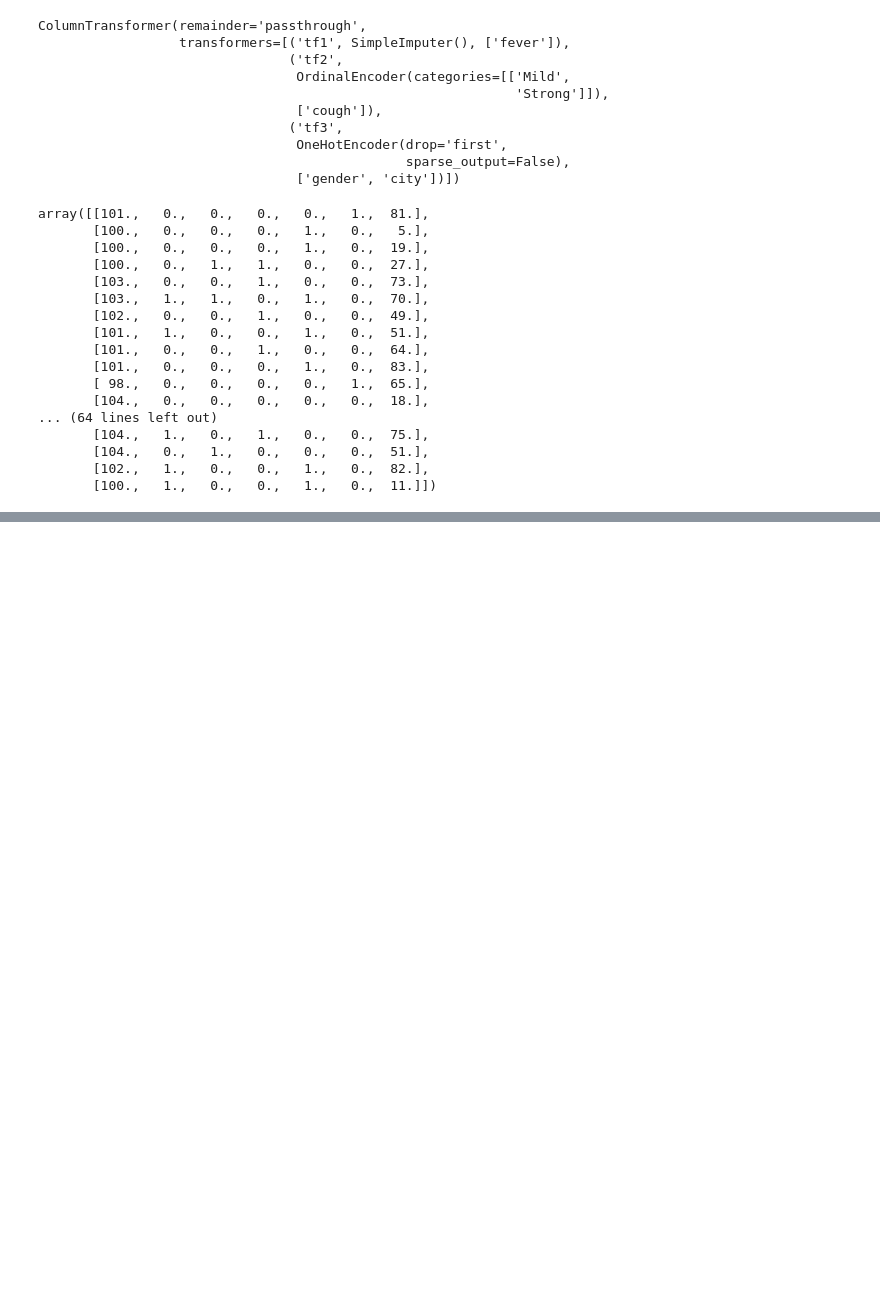
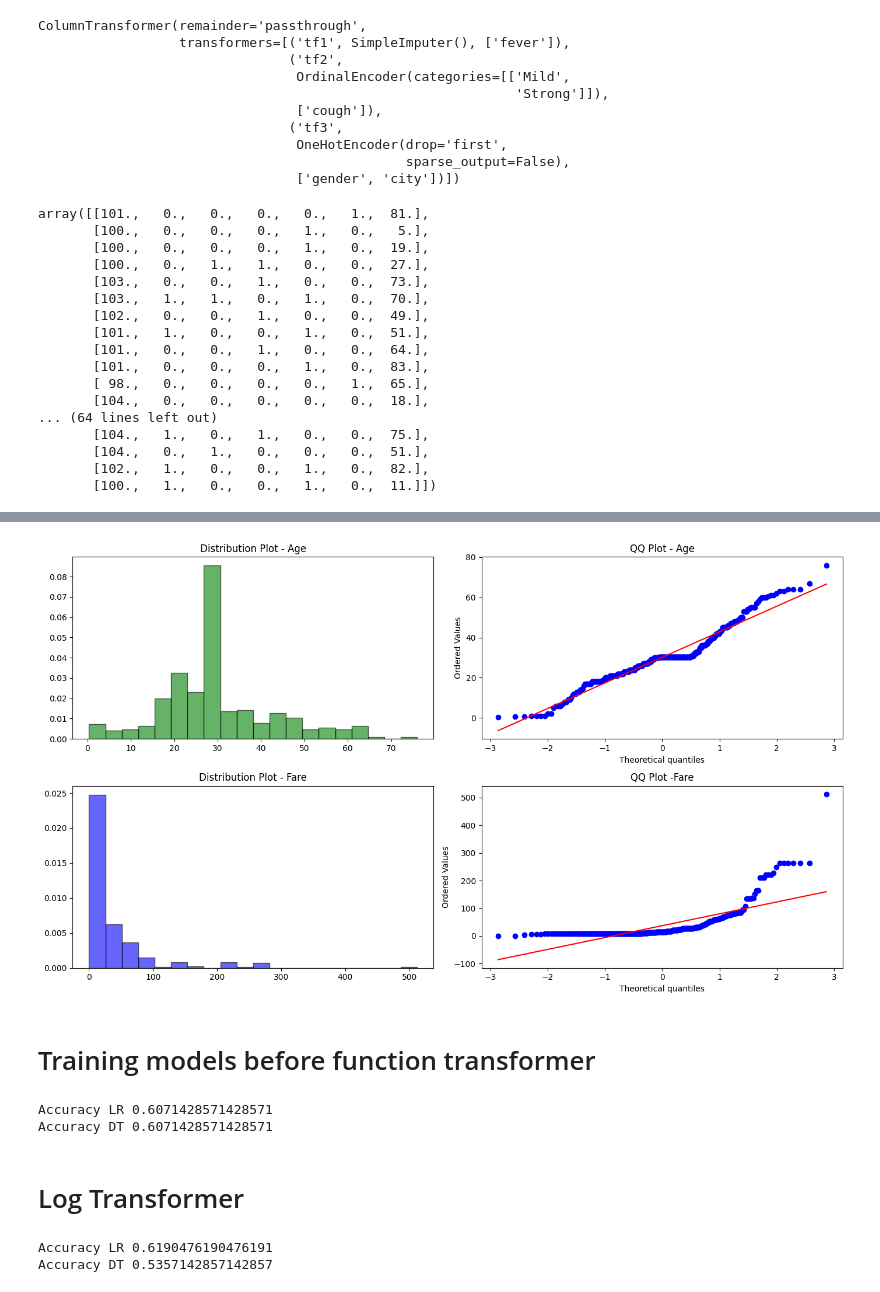
Before and after one commit to Dhe-Reigner/sk-learn, a Jupyter notebook: sci.ipynb, the cells around one changed output, grey strips where cells are left out. Cells and saved outputs as stored; diff of their text form; code cells hidden in the pictures; blank space fills up the shorter version.

```diff
--- a/sci.ipynb
+++ b/sci.ipynb
@@ -992,0 +1008,3 @@ array([[101.,   0.,   0.,   0.,   0.,   1.,  81.],
+# %%
+df = pd.read_csv("11 titanic.csv", usecols=['Age','Fare','Survived'])
+df
@@ -992,0 +1032,3 @@ array([[101.,   0.,   0.,   0.,   0.,   1.,  81.],
+# %%
+df['Age'].fillna(df['Age'].mean(),inplace=True)
+df['Fare'].fillna(df['Fare'].mean(),inplace=True)
@@ -992,0 +1048,49 @@ array([[101.,   0.,   0.,   0.,   0.,   1.,  81.],
+# %%
+X = df.iloc[:, 1:3]
+y = df.iloc[:, 0]
+# %%
+X_train, X_test, y_train, y_test = train_test_split(X, y, test_size=0.2, random_state=42)
+# %%
+import matplotlib.pyplot as plt
+import scipy.stats as stats
+
+# Create subplots with 2 rows and 2 columns
+fig, axs = plt.subplots(2, 2, figsize=(14, 8))  # 2 rows 2 columns 14inches wide 8 inches high
+
+# Plot the first distribution plot for Age
+axs[0, 0].hist(X_train['Age'], bins=20, density=True, alpha=0.6, color='g', edgecolor='black')
+axs[0, 0].set_title('Distribution Plot - Age')
+
+# Plot the first QQ plot for Age
+stats.probplot(X_train['Age'], dist='norm', plot=axs[0, 1])
+axs[0, 1].set_title('QQ Plot - Age')
+
+# Plot the second distribution plot for Fare
+axs[1, 0].hist(X_train['Fare'], bins=20, density=True, alpha=0.6, color='b', edgecolor='black')
+axs[1, 0].set_title('Distribution Plot - Fare')
+
+# Plot the second QQ plot for Fare
+stats.probplot(X_train['Fare'], dist='norm', plot=axs[1, 1])
+axs[1 ,1].set_title('QQ Plot -Fare')
+
+plt.tight_layout() # Adjust layout to prevent overlapping
+plt.show()
+# %% [output]
+[figure, added]
+# %% [markdown]
+# Training models before function transformer
+# %%
+clf = LogisticRegression()
+clf2 = DecisionTreeClassifier()
+clf.fit(X_train, y_train)
+clf2.fit(X_train, y_train)
+y_pred = clf.predict(X_test)
+y_pred1 = clf2.predict(X_test)
+
+print("Accuracy LR", accuracy_score(y_test, y_pred))
+print("Accuracy DT", accuracy_score(y_test, y_pred))
+# %% [output]
+Accuracy LR 0.6071428571428571
+Accuracy DT 0.6071428571428571
+# %% [markdown]
+# Log Transformer
@@ -992,0 +1101,11 @@ array([[101.,   0.,   0.,   0.,   0.,   1.,  81.],
+# %%
+clf.fit(X_train_transformed, y_train)
+clf2.fit(X_train_transformed,  y_train)
+y_pred = clf.predict(X_test_transformed)
+y_prde1 = clf2.predict(X_test_transformed)
+
+print("Accuracy LR", accuracy_score(y_test, y_pred))
+print("Accuracy DT", accuracy_score(y_test, y_pred1))
+# %% [output]
+Accuracy LR 0.6190476190476191
+Accuracy DT 0.5357142857142857
```
Also changed, not shown: parts of 10 cells of this notebook, 1 other file.
